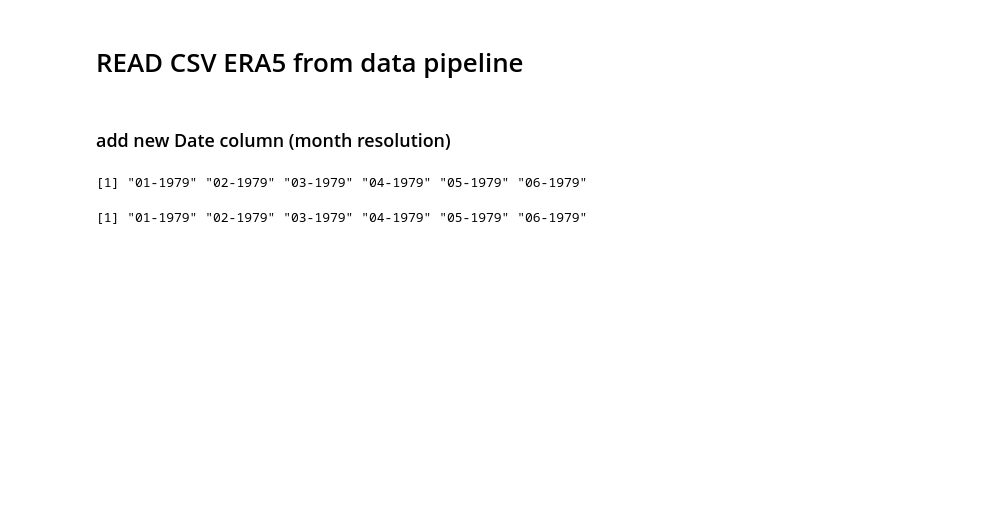
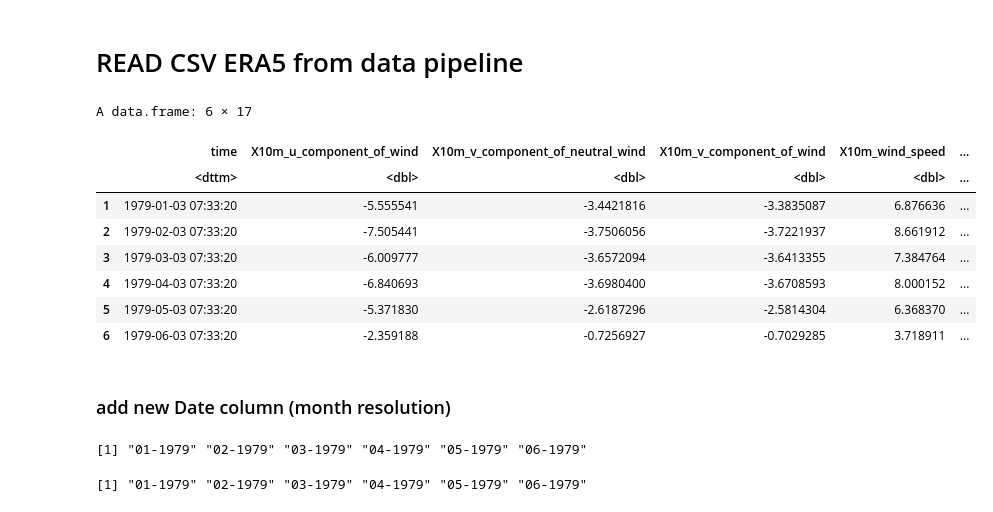
Before and after one commit to ben1post/BennyPhD, a Jupyter notebook: CaRiaco/SCRIPPS/CARIACO_data/Manuscript2DataAnalysis/DataPipeline/Climate_Merge2Niskin.R.ipynb, the cells around one changed output. Cells and saved outputs as stored; diff of their text form; code cells hidden in the pictures; blank space fills up the shorter version.

```diff
--- a/CaRiaco/SCRIPPS/CARIACO_data/Manuscript2DataAnalysis/DataPipeline/Climate_Merge2Niskin.R.ipynb
+++ b/CaRiaco/SCRIPPS/CARIACO_data/Manuscript2DataAnalysis/DataPipeline/Climate_Merge2Niskin.R.ipynb
@@ -30,4 +12,16 @@ The following objects are masked from ‘package:base’:
 # %%
 #wind_ds_2 <- read.csv("../DATA/ERA5_combined_wind_2.csv")
 #wind_ds_2$time = parse_date_time(wind_ds_2$time ,orders = "%Y-%m-%d H:M:S")+200000
+# %%
+head(wind_ds_1)
+# %% [output]
+A data.frame: 6 × 17
+|  | time | X10m_u_component_of_wind | X10m_v_component_of_neutral_wind | X10m_v_component_of_wind | X10m_wind_speed | ... |
+|  | <dttm> | <dbl> | <dbl> | <dbl> | <dbl> | ... |
+| 1 | 1979-01-03 07:33:20 | -5.555541 | -3.4421816 | -3.3835087 | 6.876636 | ... |
+| 2 | 1979-02-03 07:33:20 | -7.505441 | -3.7506056 | -3.7221937 | 8.661912 | ... |
+| 3 | 1979-03-03 07:33:20 | -6.009777 | -3.6572094 | -3.6413355 | 7.384764 | ... |
+| 4 | 1979-04-03 07:33:20 | -6.840693 | -3.6980400 | -3.6708593 | 8.000152 | ... |
+| 5 | 1979-05-03 07:33:20 | -5.371830 | -2.6187296 | -2.5814304 | 6.368370 | ... |
+| 6 | 1979-06-03 07:33:20 | -2.359188 | -0.7256927 | -0.7029285 | 3.718911 | ... |
 # %%
```
Also changed, not shown: parts of 2 cells of this notebook, 15 other files.
